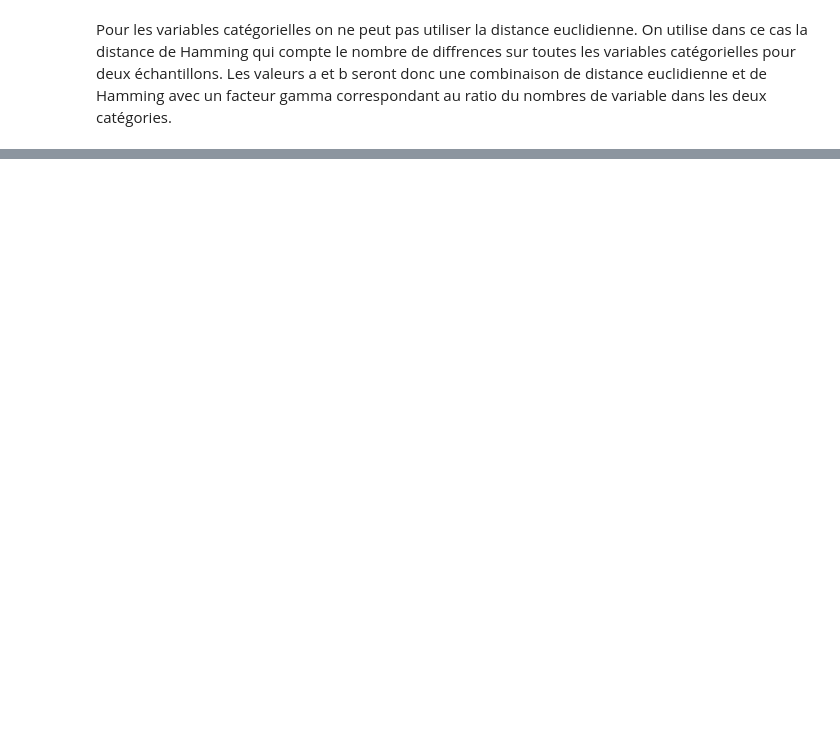
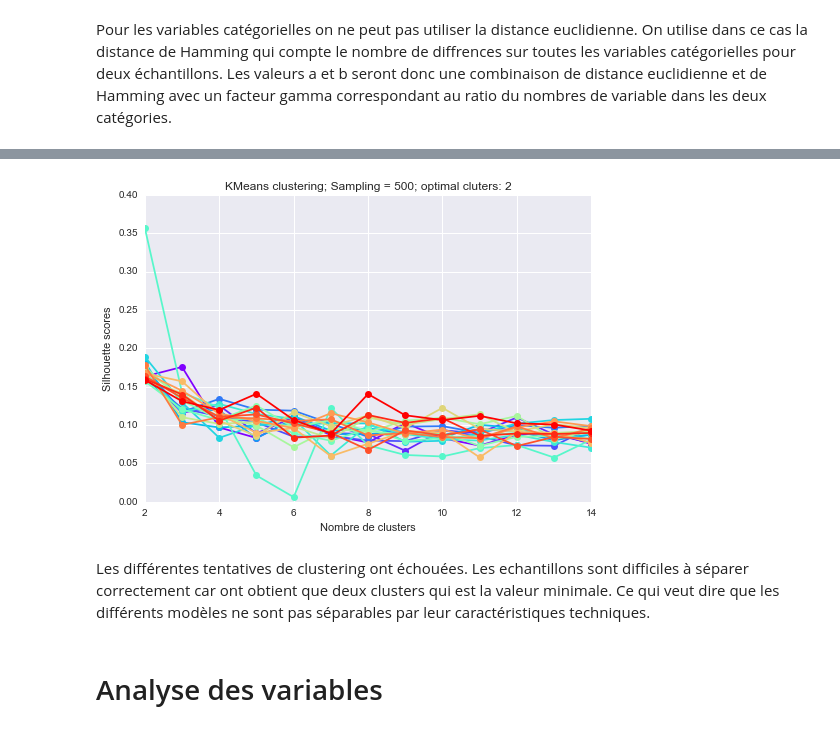
Before and after one commit to mgirardot/DataScienceChallenges, a Jupyter notebook: Data Science Challenge 1(part 3).ipynb, the cells around one changed output, grey strips where cells are left out. Saved outputs shown, nothing was run; the diff lists cells and outputs as text; code cells hidden in the pictures; blank space fills up the shorter version.

```diff
--- a/Data Science Challenge 1(part 3).ipynb
+++ b/Data Science Challenge 1(part 3).ipynb
@@ -83,0 +162,37 @@ array([1, 2, 0, 1, 0, 1, 1, 1, 1, 1])
+# %%
+def get_nb_kmeans_clusters(nb_clusters, data=data,echantillons=100 ):
+    nb_clusters = range(2,nb_clusters)
+    scores = []
+    sample_rows = random.sample(range(len(cont_var)), echantillons)
+
+    for nc in nb_clusters:
+        with warnings.catch_warnings():
+            warnings.simplefilter("ignore", category=DeprecationWarning)
+            kmeans_model = MiniBatchKMeans(n_clusters=nc,init='k-means++').fit(data[sample_rows,:])
+        s = metrics.silhouette_score(data[sample_rows,:], kmeans_model.labels_)
+        scores.append(s)
+
+        #print("Nombre de clusters: %d , score: %f" % (nc, s))
+    return scores
+# %%
+from scipy.stats import mode
+def plot_simulations(i, sampling):
+    best_nb = []
+    nb_clusters = range(2,15)
+    color=iter(cm.rainbow(np.linspace(0,1,i)))
+    for n in range(i):
+        scores = get_nb_kmeans_clusters(15, data=scaled_cont_var_array, echantillons=sampling)
+        plt.plot(nb_clusters, scores, '-o', color=next(color))
+        best_nb.append(nb_clusters[scores.index(max(scores))])
+    plt.xlabel('Nombre de clusters')
+    plt.ylabel('Silhouette scores')
+    plt.title('KMeans clustering; Sampling = %d; optimal cluters: %d' % (sampling, mode(best_nb).mode[0]))
+    plt.show()
+# %%
+plot_simulations(20, 500)
+# %% [output]
+[figure, added]
+# %% [markdown]
+Les différentes tentatives de clustering ont échouées. Les echantillons sont difficiles à séparer correctement car ont obtient que deux clusters qui est la valeur minimale. Ce qui veut dire que les différents modèles ne sont pas séparables par leur caractéristiques techniques.
+# %% [markdown]
+# Analyse des variables
```
Also changed, not shown: parts of 27 cells of this notebook.
